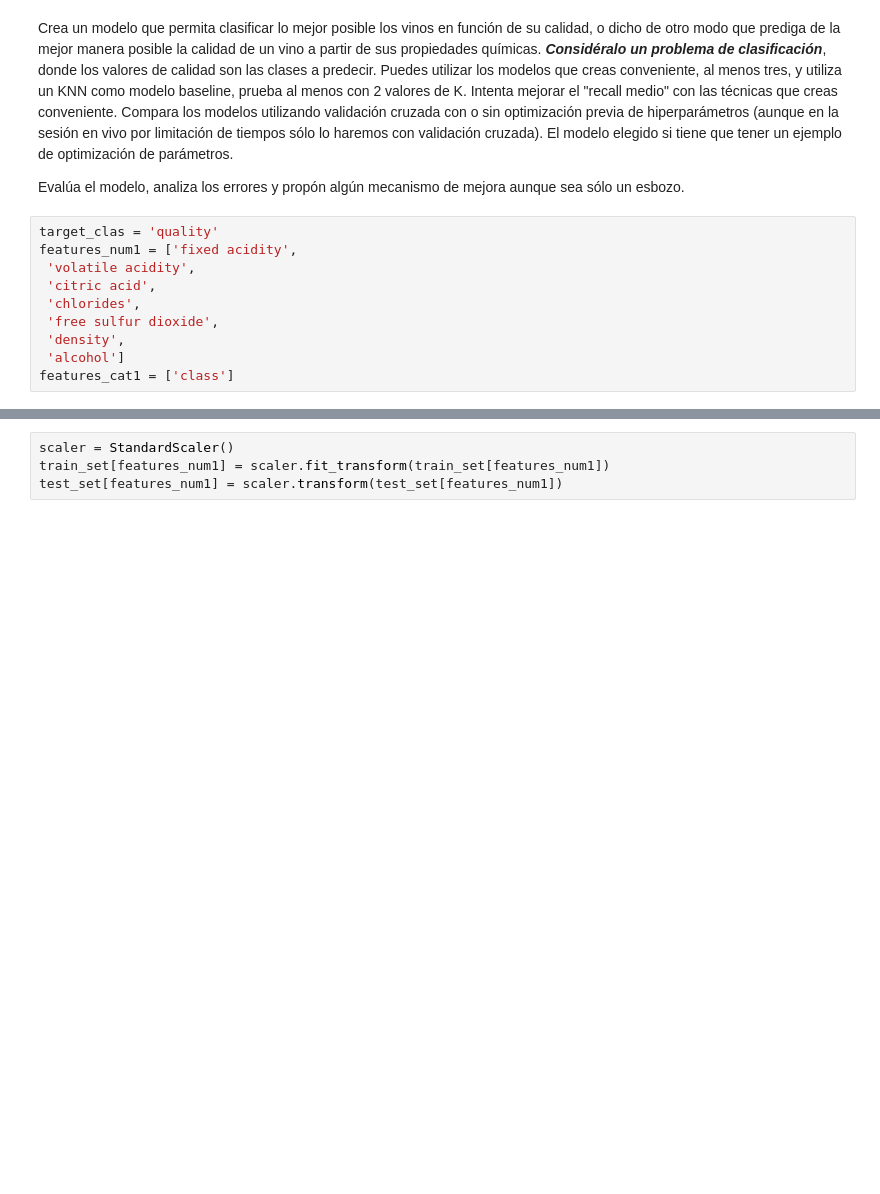
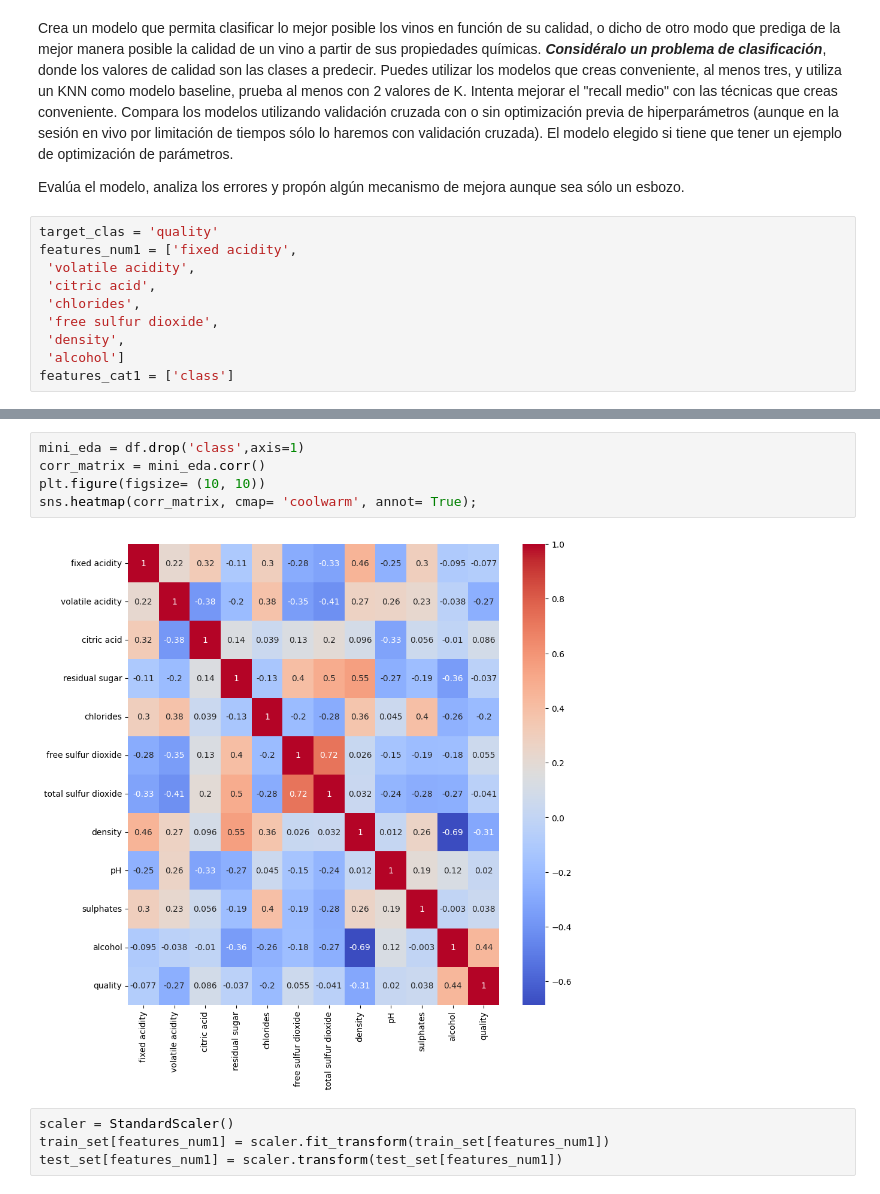
Before and after one commit to AnnaValsells/ONLINE_DS_THEBRIDGE_AVT, a Jupyter notebook: AVT_Exercises/Sprint_14/Unidad_02/Practica_Obligatoria/18_Practica_Obligatoria_Repaso_Aprendizaje_Supervisado.ipynb, the cells around one changed output, grey strips where cells are left out. Saved outputs shown, nothing was run; the diff lists cells and outputs as text; blank space fills up the shorter version.

```diff
--- a/AVT_Exercises/Sprint_14/Unidad_02/Practica_Obligatoria/18_Practica_Obligatoria_Repaso_Aprendizaje_Supervisado.ipynb
+++ b/AVT_Exercises/Sprint_14/Unidad_02/Practica_Obligatoria/18_Practica_Obligatoria_Repaso_Aprendizaje_Supervisado.ipynb
@@ -169,3 +193,10 @@ train_set, test_set = train_test_split(df, test_size= 0.2, stratify= df["class"]
+# %%
+mini_eda = df.drop('class',axis=1)
+corr_matrix = mini_eda.corr()
+plt.figure(figsize= (10, 10))
+sns.heatmap(corr_matrix, cmap= 'coolwarm', annot= True);
+# %% [output]
+[figure, added]
 # %%
 scaler = StandardScaler()
 train_set[features_num1] = scaler.fit_transform(train_set[features_num1])
```
Also changed, not shown: parts of 3 cells of this notebook, 12 other files.
